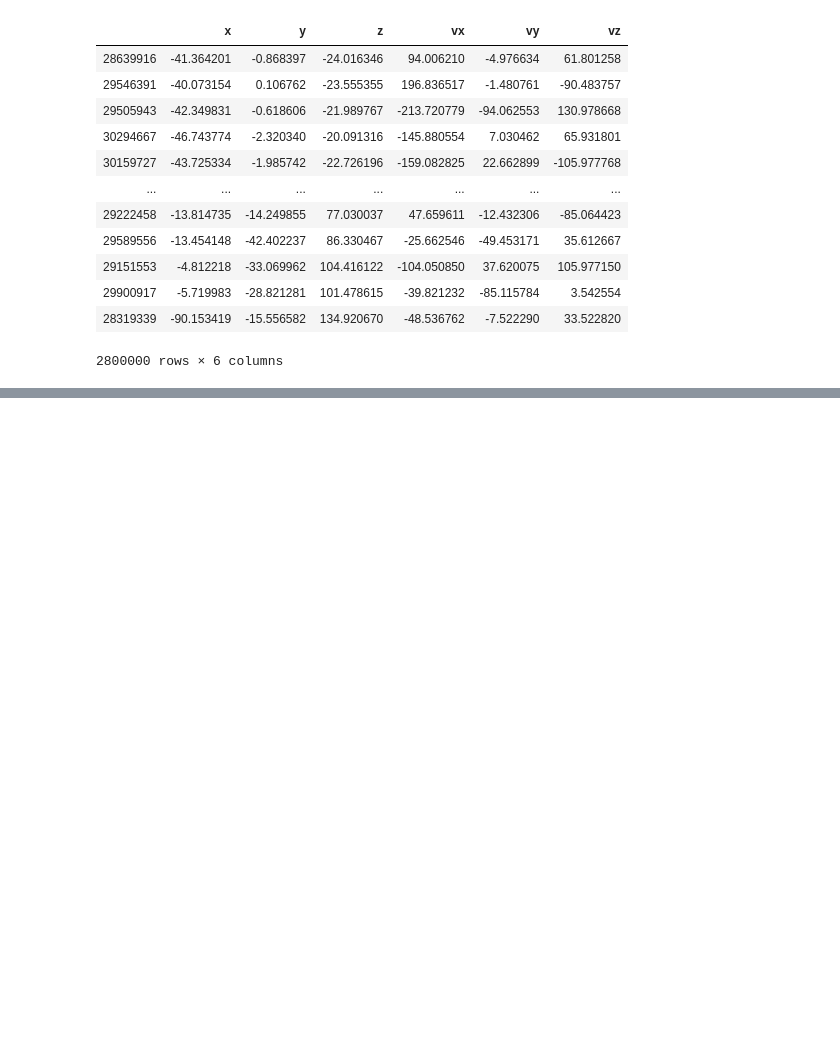
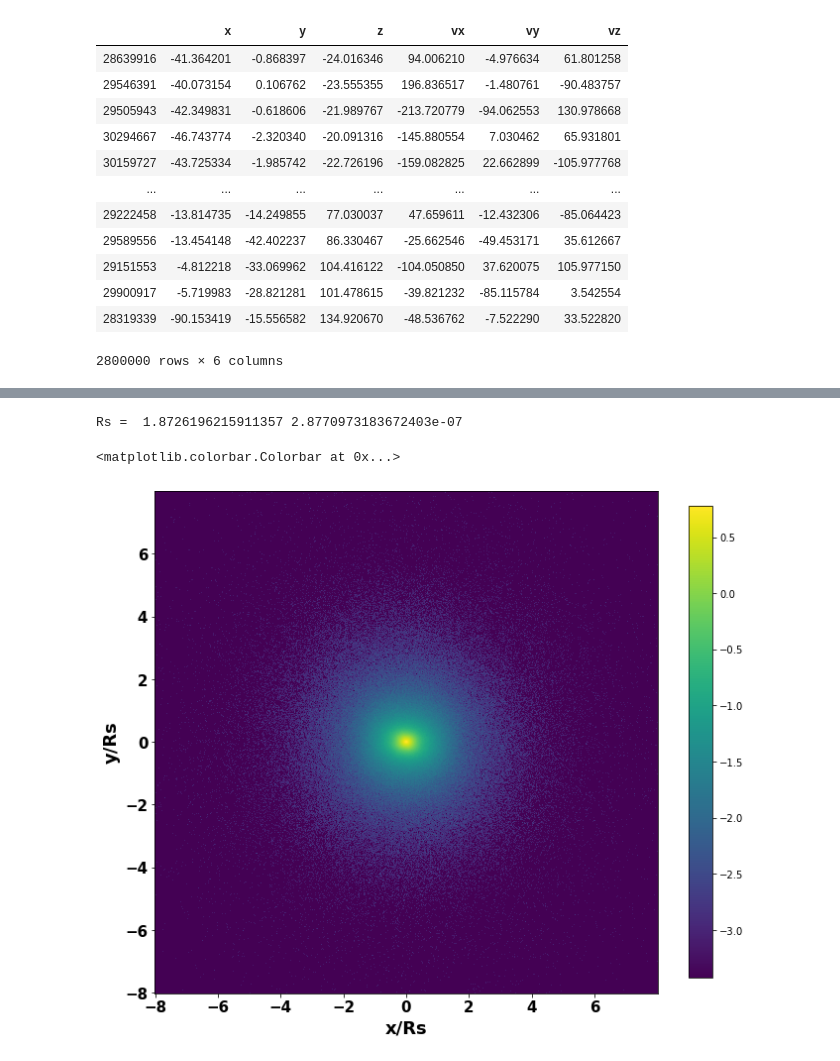
Before and after one commit to njhilliard/trojan-neighborhood, a Jupyter notebook: workbook.ipynb, the cells around one changed output, grey strips where cells are left out. Saved outputs shown, nothing was run; the diff lists cells and outputs as text; code cells hidden in the pictures; blank space fills up the shorter version.

```diff
--- a/workbook.ipynb
+++ b/workbook.ipynb
@@ -65,0 +105,74 @@ df
+# %%
+path = "data/snap_582.hdf5"
+head, df = read_hdf5(path, p_type=3) #testing with fewer particles
+df["x"] = df["x"] - df["x"].median()
+df["y"] = df["y"] - df["y"].median()
+mass = head["MassTable"][3]
+BINS_r, BINS_theta = 360,360
+BINS=512
+lengthX=15.0
+lengthY=15.0
+vx0=-5.0
+vy0=170.0
+Zmin=-4.25
+Zmax=-0.27
+rmin, rmax = 0., 15.
+dtheta=2*np.pi/BINS_theta
+dr=(rmax-rmin)/BINS_r
+thetamid=(np.arange(BINS_theta)+0.5) * dtheta - np.pi
+rmid=(np.arange(BINS_r)+0.5) * dr + rmin
+
+px,py = df["x"], df["y"]
+r=np.sqrt(px**2. + py**2.)
+theta=np.arctan2(py,px)
+h, x, y = np.histogram2d(r,theta,bins=[BINS_r,BINS_theta],range=[[rmin,rmax],[-np.pi,np.pi]])
+
+#divide by area to get surface density
+for i in range(0,BINS_r):
+        h[i,:]/=rmid[i]*dr*dtheta
+
+#fit the axisymmetric surface density
+meanh=np.zeros(BINS_r)
+for i in range(0,BINS_r):
+        meanh[i]=h[i,:].mean()
+z=np.polyfit(rmid, np.log(meanh), 1)
+Rs=-1/z[0]
+p = np.poly1d(z)
+print( "Rs = ", Rs, mass )
+
+#calculate residuals
+for i in range(0,BINS_r):
+        #h[i,:]=(h[i,:] - np.exp(p(rmid[i]))) / np.exp(p(rmid[i]))
+        h[i,:]=(h[i,:] - h[i,:].mean()) / (h[i,:].mean())
+Z,x,y=np.histogram2d(px/Rs,py/Rs, range=[[-lengthX/Rs,lengthX/Rs],[-lengthY/Rs,lengthY/Rs]], bins=BINS, normed=True)
+
+Z=np.log10(Z)
+
+
+Zmin=Z[Z>-np.inf].min()
+Zmax=Z[Z<np.inf].max()
+if ((Zmax==0.0) & (Zmin==0.0)):
+        Zmin=Z[Z>-np.inf].min()
+        Zmax=Z.max()
+else:
+        Z[Z<Zmin]=Zmin
+        Z[Z>Zmax]=Zmax
+fig = plt.figure(1, figsize=(25.0,25.0))
+
+#left plot
+#ax = fig.add_subplot(1,2,1,title=tname+"  t="+str(round(head.time*co.UnitTime_in_Gyr*1000.0,1))+"Myr")
+
+ax = fig.add_subplot(1,2,1) #,title=tname+"  t="+str(round(myTime*co.UnitTime_in_Gyr*1000.0,1))+"Myr")
+im=ax.imshow(Z.T, vmin=Zmin, vmax=Zmax,
+        origin='lower',interpolation='nearest',
+        extent=[-lengthX/Rs,lengthX/Rs,-lengthY/Rs,lengthY/Rs],
+        cmap=cm.get_cmap('viridis'))
+ax.set_xlabel('x/Rs', fontsize=18, fontweight='bold')
+ax.set_ylabel('y/Rs',fontsize=18, fontweight='bold')
+plt.xticks(np.arange(-round(lengthX/Rs), round(lengthX/Rs), step=2), fontsize=15, fontweight='bold')
+plt.yticks(np.arange(-round(lengthY/Rs), round(lengthY/Rs), step=2), fontsize=15, fontweight='bold')
+plt.colorbar(im, shrink=0.35)
+# %% [output]
+Rs =  1.8726196215911357 2.8770973183672403e-07
+<matplotlib.colorbar.Colorbar at 0x...>
+[figure, added]
```
Also changed, not shown: parts of 7 cells of this notebook.
